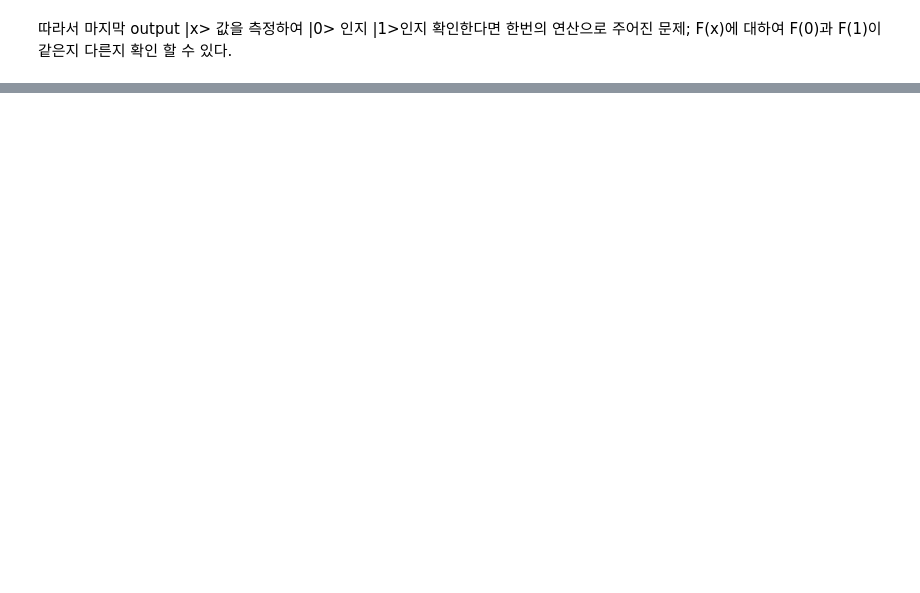
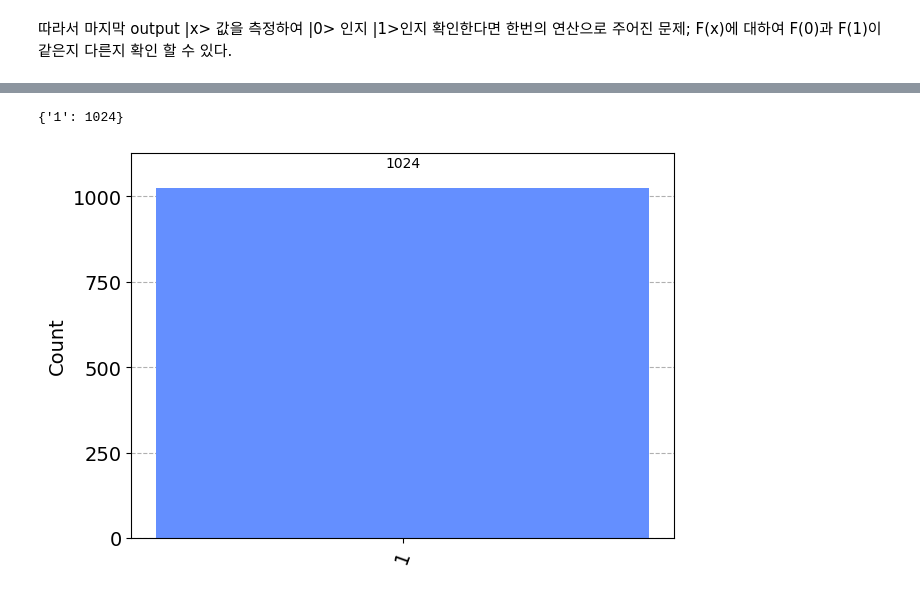
Before and after one commit to ksm999/QuantumComputing, a Jupyter notebook: 4_Deutsch_Jozsa_Algorithm.ipynb, the cells around one changed output, grey strips where cells are left out. Cells and saved outputs as stored; diff of their text form; code cells hidden in the pictures; blank space fills up the shorter version.

```diff
--- a/4_Deutsch_Jozsa_Algorithm.ipynb
+++ b/4_Deutsch_Jozsa_Algorithm.ipynb
@@ -62,0 +119,9 @@ F(x)에 대하여 F(0)과 F(1)이 같은지 다른지 확인 할 수 있다.
+# %%
+backend = BasicAer.get_backend('qasm_simulator')
+job = execute(qc, backend).result()
+counts = job.get_counts(qc)
+print(counts)
+plot_histogram(counts)
+# %% [output]
+{'1': 1024}
+[figure, added]
```
Also changed, not shown: parts of 12 cells of this notebook.
